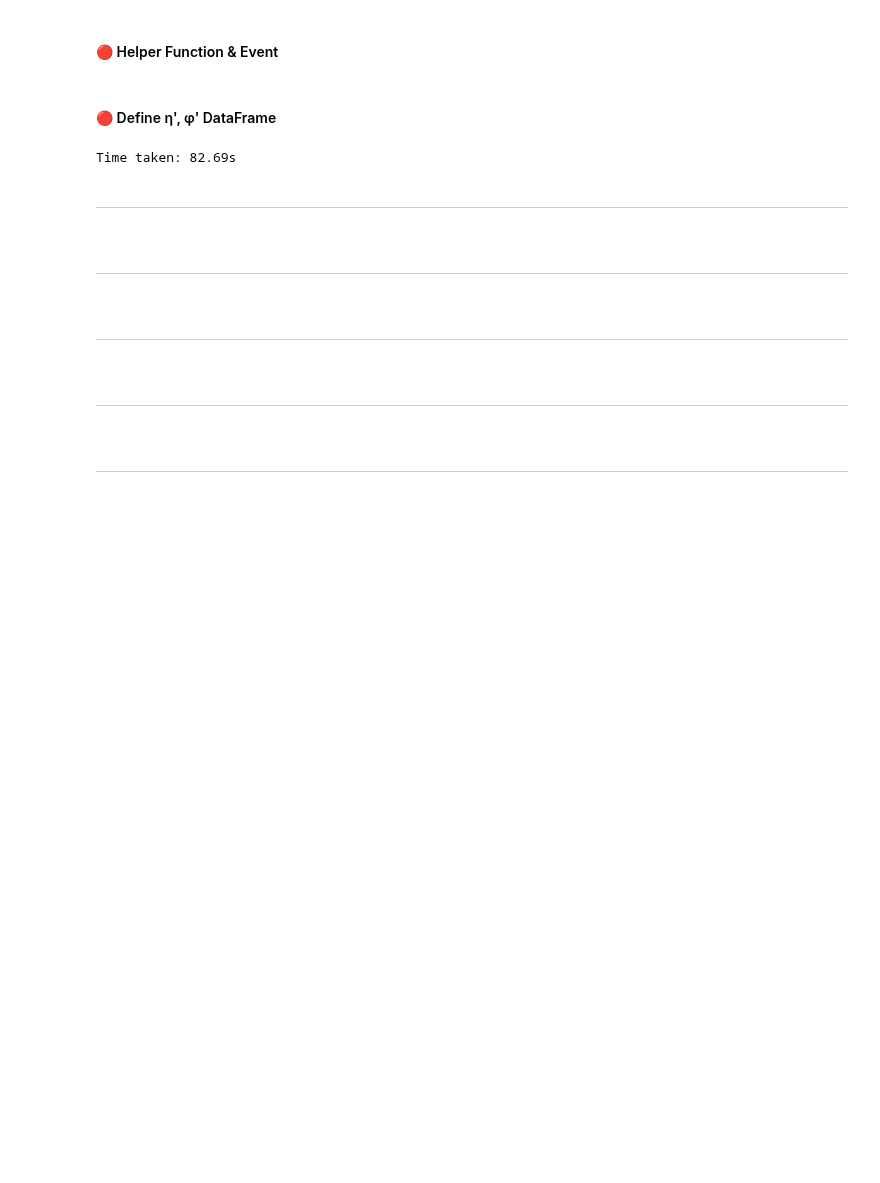
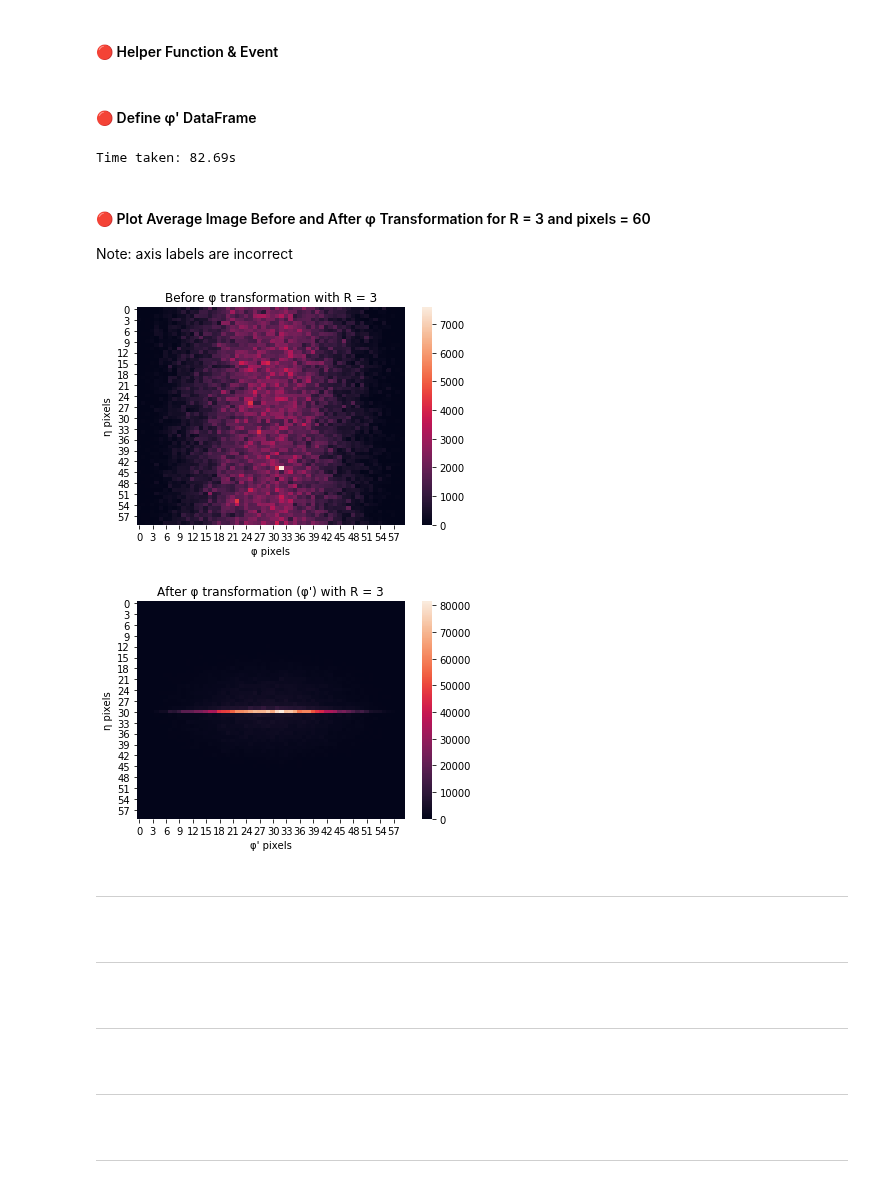
Before and after one commit to johngeorgousis/jet-classifier, a Jupyter notebook: MAIN.ipynb, the cells around one changed output. Cells and saved outputs as stored; diff of their text form; code cells hidden in the pictures; blank space fills up the shorter version.

Commit message:
feat: add optional plotting arguments to plotting functions and plot image before and after φ transformation

```diff
--- a/MAIN.ipynb
+++ b/MAIN.ipynb
@@ -167,5 +167,5 @@ def plot_event(event1, R=1.5, pixels=60):
 # %%
-def plot_dataframe(df1, R=1.5, pixels=60):
+def plot_dataframe(df1, R=1.5, pixels=60, title='(φ\', η\') ∈ [-R, R]',  ylabel='η\'', xlabel='φ\''):
 
     '''
     Displays an image of a pandas DataFrame (many events, average image)
@@ -211,9 +211,9 @@ def plot_dataframe(df1, R=1.5, pixels=60):
 
     # Plot Heat Map
     sns.heatmap(bins)
-    plt.title('(φ\', η\') ∈ [-R, R] with R = {}'.format(R))
-    plt.xlabel('φ\' pixels')
-    plt.ylabel('η\' pixels')
+    plt.title(title)
+    plt.xlabel(xlabel)
+    plt.ylabel(ylabel)
     plt.show()
 # %% [markdown]
 ---
@@ -470,8 +504,7 @@ def f_transform(event1, max123):
 # %% [markdown]
-#### 🔴 Define η', φ' DataFrame
+#### 🔴 Define φ' DataFrame
 # %%
 ftrans = []
-
 
 start = time.time()
 
@@ -479,16 +512,25 @@ start = time.time()
 for i in range(events):
     ftrans.append(f_transform(mydata_prep.iloc[i], max123))
 
-
 end = time.time()
 
 
 # Turn matrix into DataFrame
-mydata_prime = pd.DataFrame(ftrans)
+mydata_fprime = pd.DataFrame(ftrans)
 
 print('Time taken: {0:.2f}s'.format(end-start))
 # %% [output]
 Time taken: 82.69s
+# %% [markdown]
+#### 🔴 Plot Average Image Before and After φ Transformation for R = 3 and pixels = 60
+
+Note: axis labels are incorrect
+# %%
+plot_dataframe(mydata_prep, R=3, title='Before φ transformation with R = 3', xlabel='φ pixels', ylabel='η pixels')
+plot_dataframe(mydata_fprime, R=3, title='After φ transformation (φ\') with R = 3', xlabel='φ\' pixels', ylabel='η pixels')
+# %% [output]
+[figure, added]
+[figure, added]
 # %% [markdown]
 ---
 <br />
```
Also changed, not shown: parts of 4 cells of this notebook.
